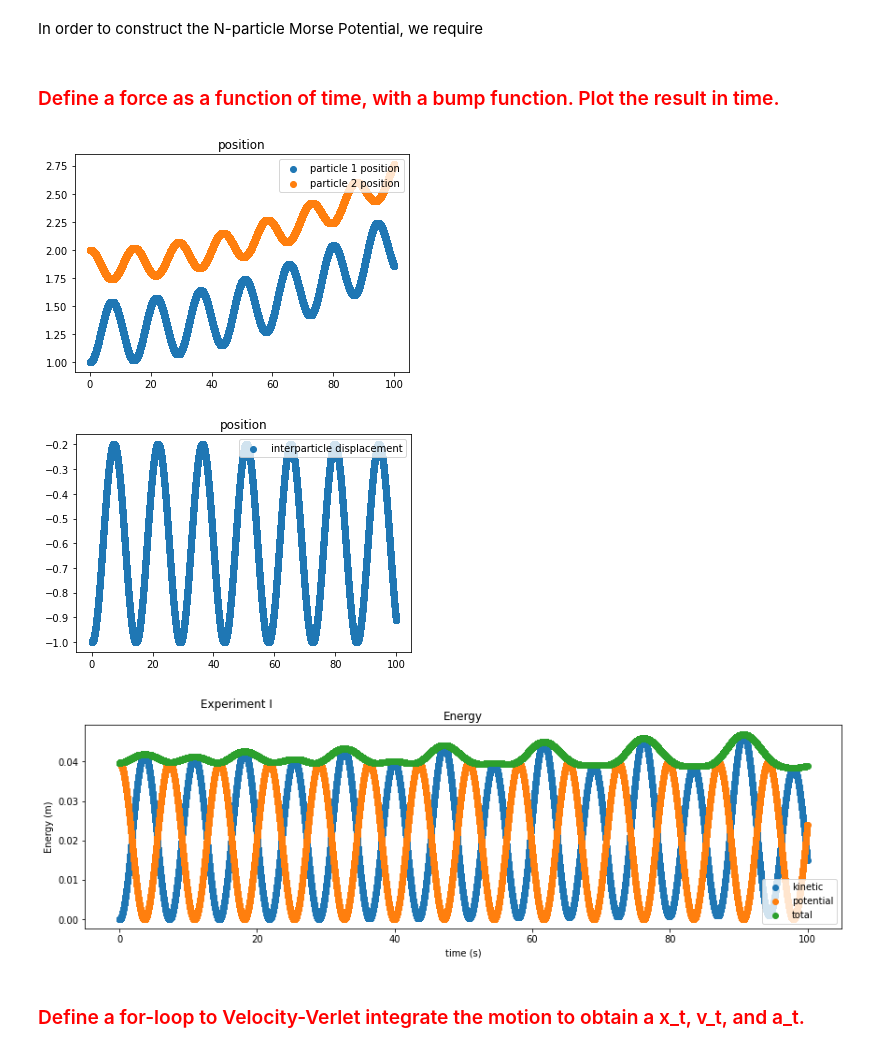
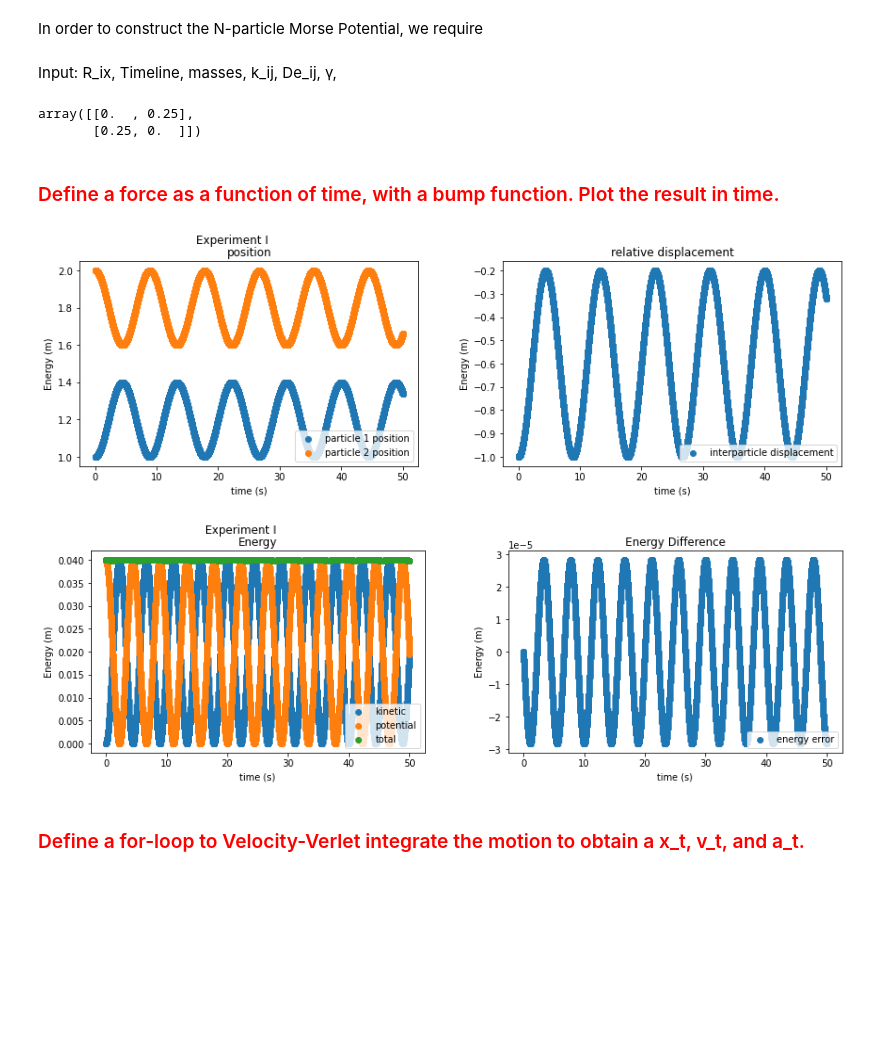
Before and after one commit to jcandane/PhysicsI_Labs, a Jupyter notebook: SHO.ipynb, the cells around one changed output. Cells and saved outputs as stored; diff of their text form; code cells hidden in the pictures; blank space fills up the shorter version.

```diff
--- a/SHO.ipynb
+++ b/SHO.ipynb
@@ -96,7 +96,7 @@ v_t = np.zeros((len(timeline), 3))
 a_t = np.zeros((len(timeline), 3))
 
 k = 0.25 ###
-γ = 0.#0.000125
+γ = 0. #0.000125
 
 x_eq = np.array([0.25, 0., 0.])  ## m
 
@@ -109,8 +109,8 @@ U = np.zeros(len(timeline))
 for t in range(1,len(timeline)):
   Δx = x_t[t-1] - x_eq
 
-  K[t] = mass * np.linalg.norm(v_t[t-1])**2/2 ## save kinetic energy
-  U[t] = k * np.linalg.norm( Δx )**2 / 2 ## save potential energy
+  K[t] = mass * norm(v_t[t-1])**2/2 ## save kinetic energy
+  U[t] = k * norm( Δx )**2 / 2 ## save potential energy
 
   x_t[t] = x_t[t-1] + v_t[t-1] * Δt + 0.5 * a_t[t-1] * Δt*Δt
   a_t[t] = -k * Δx / mass - γ*v_t[t-1]/mass
@@ -248,3 +233,5 @@ R_tix.shape
 # %% [markdown]
 In order to construct the N-particle Morse Potential, we require
+# %% [markdown]
+Input: R_ix, Timeline, masses, k_ij, De_ij, γ,
 # %%
@@ -282,32 +286,54 @@ for t in range(len(timeline)):
+# %%
+A = np.array([[0,1],[1,0]]) ## adjacency matrix
+
+X_eq  = np.einsum("ij,x->ijx", np.triu(A) - np.triu(A).T, x_eq)
+k_ij  = A * k
+E0_ij = A * De
+
+
+k_ij
+# %% [output]
+array([[0.  , 0.25],
+       [0.25, 0.  ]])
 # %% [markdown]
 ###  <font color='Red'> Define a force as a function of time, with a bump function. Plot the result in time. </font>
 # %%
-plt.scatter(timeline, R_tix[:, 0, 0], label="particle 1 position")
-plt.scatter(timeline, R_tix[:, 1, 0], label="particle 2 position")
-plt.legend(loc="upper right")
-plt.title("position")
-plt.show()
+fig, (ax1, ax2) = plt.subplots(1,2)
+fig.suptitle('Experiment I')
+fig.subplots_adjust(hspace=0.01, wspace=0.25, right=2)
 
-plt.scatter(timeline, R_tix[:, 0, 0]-R_tix[:, 1, 0], label="interparticle displacement")
-plt.legend(loc="upper right")
-plt.title("position")
-plt.show()
+ax1.scatter(timeline, R_tix[:, 0, 0], label="particle 1 position")
+ax1.scatter(timeline, R_tix[:, 1, 0], label="particle 2 position")
+ax1.set_title("position")
+ax1.set(xlabel='time (s)', ylabel='Energy (m)')
+ax1.legend(loc="lower right")
 
-fig, (ax1) = plt.subplots(1)
+ax2.scatter(timeline, R_tix[:, 0, 0]-R_tix[:, 1, 0], label="interparticle displacement")
+ax2.set_title("relative displacement")
+ax2.set(xlabel='time (s)', ylabel='Energy (m)')
+ax2.legend(loc="lower right")
+fig.show()
+
+
+fig, (ax1, ax2) = plt.subplots(1,2)
 fig.suptitle('Experiment I')
 fig.subplots_adjust(hspace=0.01, wspace=0.25, right=2)
 
 ax1.scatter(timeline, K, label="kinetic")
 ax1.scatter(timeline, U, label="potential")
 ax1.scatter(timeline, K+U, label="total")
 ax1.set_title("Energy")
 ax1.set(xlabel='time (s)', ylabel='Energy (m)')
 ax1.legend(loc="lower right")
 
+ax2.scatter(timeline, (K+U) - (K+U)[0], label="energy error")
+ax2.set_title("Energy Difference")
+ax2.set(xlabel='time (s)', ylabel='Energy (m)')
+ax2.legend(loc="lower right")
+
 fig.show()
 # %% [output]
-[figure, old version]
+[figure, new version]
-[figure, old version]
+[figure, new version]
-[figure, removed]
 # %% [markdown]
 ###  <font color='Red'> Define a for-loop to Velocity-Verlet integrate the motion to obtain a x_t, v_t, and a_t. </font>
```
Also changed, not shown: parts of 2 cells of this notebook.
